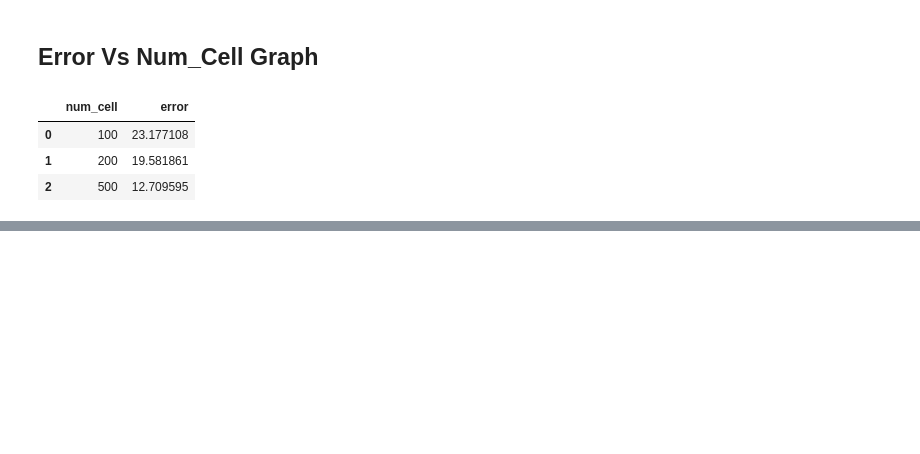
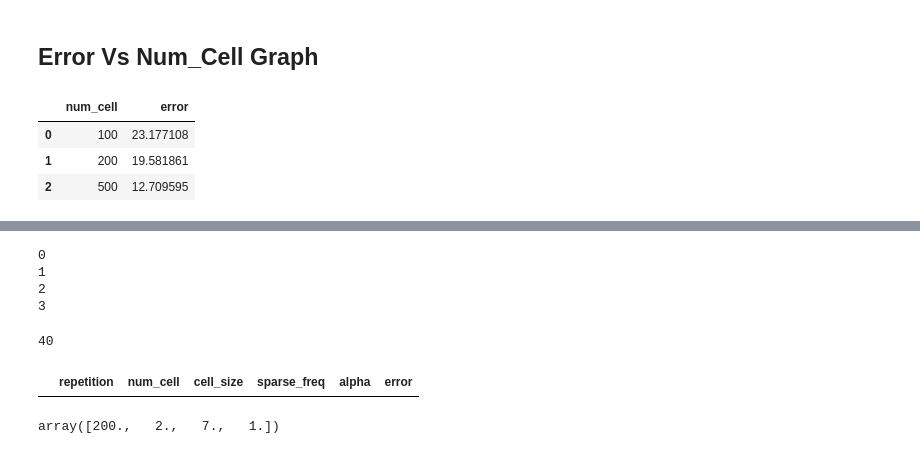
Before and after one commit to qkstngus000/Visual-Compressive-Sensing, a Jupyter notebook: Analyze_Data.ipynb, the cells around one changed output, grey strips where cells are left out. Drawn from its saved outputs; the diff is of its cells as text; code cells hidden in the pictures; blank space fills up the shorter version.

```diff
--- a/Analyze_Data.ipynb
+++ b/Analyze_Data.ipynb
@@ -149,0 +156,22 @@ mean_err.iloc[[52, 101, 162]]
+# %%
+num_cell_error_df = pd.DataFrame()
+for i in range(len(min_err_df)):
+    print(i)
+    num_cell_error_df = num_cell_error_df.append(params_df[(min_err_df.iloc[:, 0:4].head(1).values == params_df.iloc[:, 1:5].values).all(axis=1)])
+# %% [output]
+0
+1
+2
+3
+# %%
+for i in min_err_df.values
+# %% [output]
+40
+# %%
+params_df[(min_err_df.iloc[:, 0:4].iloc[1].values == params_df.iloc[:, 1:5].values).all(axis=1)]
+# %% [output]
+|  | repetition | num_cell | cell_size | sparse_freq | alpha | error |
+# %%
+min_err_df.iloc[:, 0:4].iloc[1].values
+# %% [output]
+array([200.,   2.,   7.,   1.])
```
Also changed, not shown: parts of 10 cells of this notebook, 1 other file.
